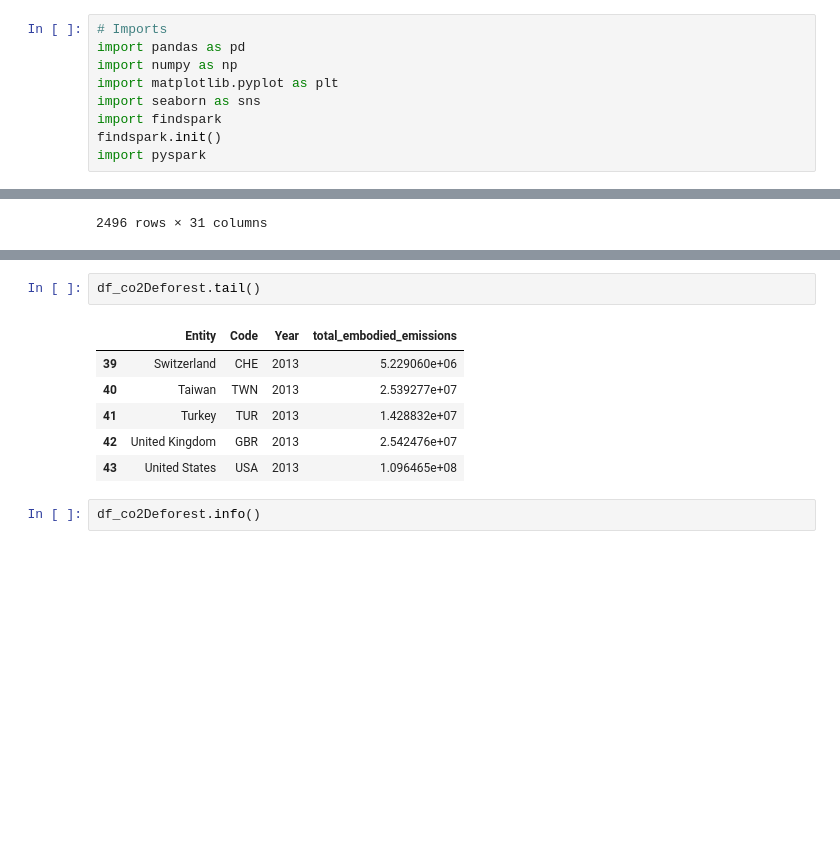
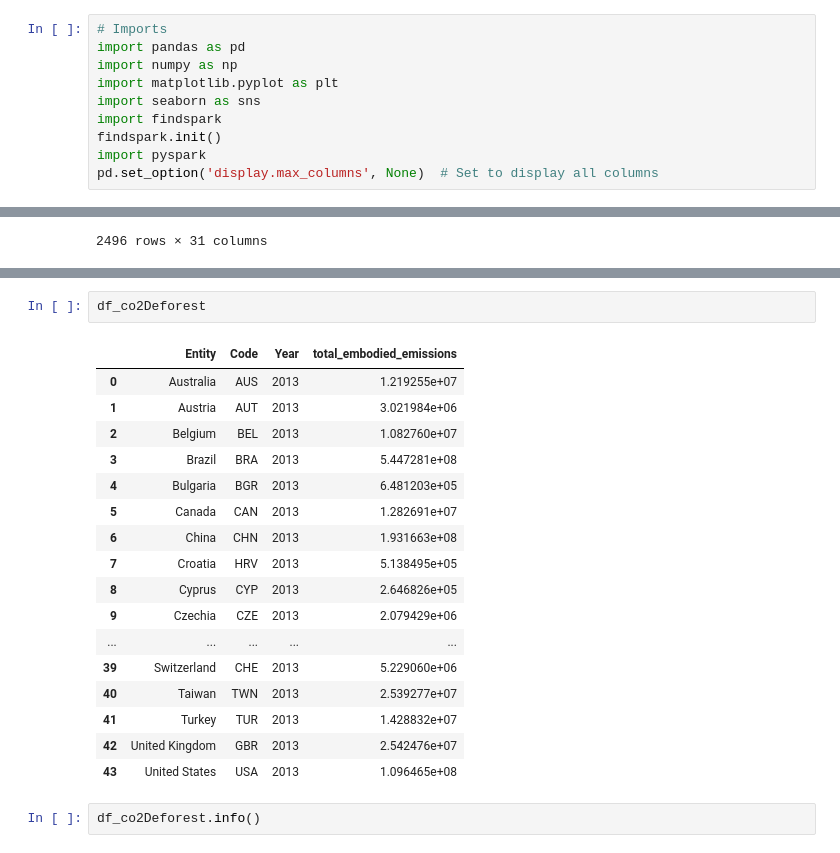
Before and after one commit to CatarinaCosta02/AIS, a Jupyter notebook: ais.ipynb, the cells around one changed output, grey strips where cells are left out. Cells and saved outputs as stored; diff of their text form; blank space fills up the shorter version.

```diff
--- a/ais.ipynb
+++ b/ais.ipynb
@@ -9,3 +9,4 @@ import seaborn as sns
 import findspark
 findspark.init()
 import pyspark
+pd.set_option('display.max_columns', None)  # Set to display all columns
@@ -76,7 +95,18 @@ df_agroFood
 # %%
-df_co2Deforest.tail()
+df_co2Deforest
 # %% [output]
 |  | Entity | Code | Year | total_embodied_emissions |
+| 0 | Australia | AUS | 2013 | 1.219255e+07 |
+| 1 | Austria | AUT | 2013 | 3.021984e+06 |
+| 2 | Belgium | BEL | 2013 | 1.082760e+07 |
+| 3 | Brazil | BRA | 2013 | 5.447281e+08 |
+| 4 | Bulgaria | BGR | 2013 | 6.481203e+05 |
+| 5 | Canada | CAN | 2013 | 1.282691e+07 |
+| 6 | China | CHN | 2013 | 1.931663e+08 |
+| 7 | Croatia | HRV | 2013 | 5.138495e+05 |
+| 8 | Cyprus | CYP | 2013 | 2.646826e+05 |
+| 9 | Czechia | CZE | 2013 | 2.079429e+06 |
+| ... | ... | ... | ... | ... |
 | 39 | Switzerland | CHE | 2013 | 5.229060e+06 |
 | 40 | Taiwan | TWN | 2013 | 2.539277e+07 |
 | 41 | Turkey | TUR | 2013 | 1.428832e+07 |
```
Also changed, not shown: parts of 14 cells of this notebook, 2 other files.
